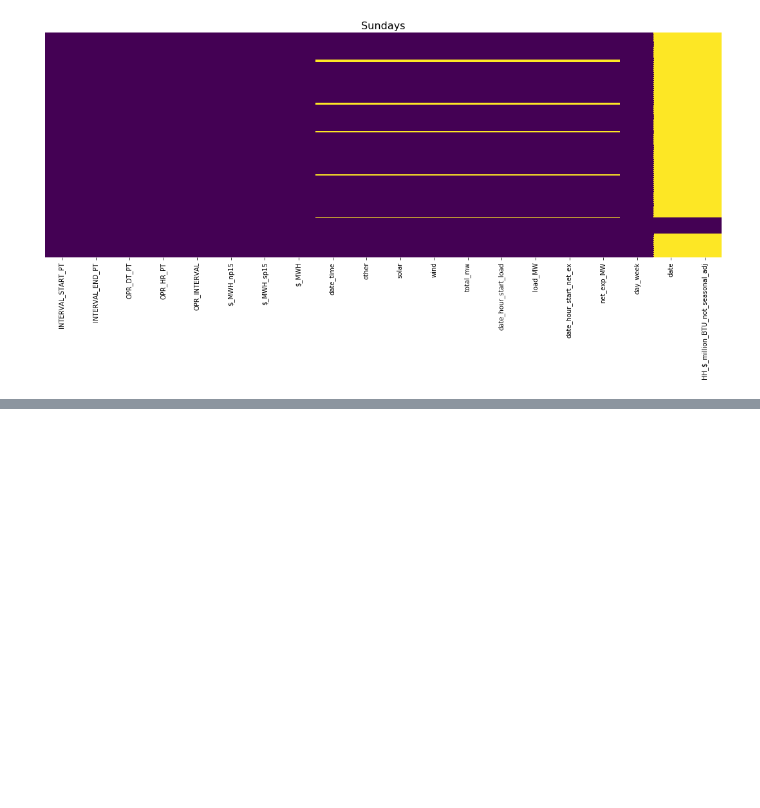
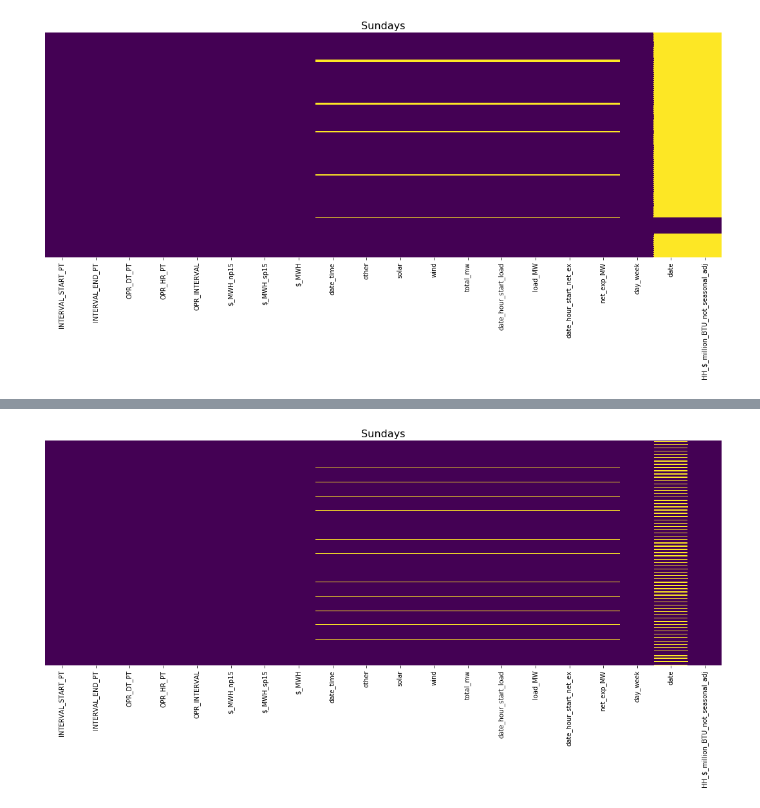
Before and after one commit to Morgan-Sell/caiso-price-forecast, a Jupyter notebook: caiso-eda.ipynb, the cells around one changed output, grey strips where cells are left out. Drawn from its saved outputs; the diff is of its cells as text; code cells hidden in the pictures; blank space fills up the shorter version.

```diff
--- a/caiso-eda.ipynb
+++ b/caiso-eda.ipynb
@@ -769,0 +751,10 @@ caiso_draft.tail(30)
+# %%
+# front fill null values for HH price
+caiso_draft_filled = caiso_draft.copy()
+caiso_draft_filled['HH_$_million_BTU_not_seasonal_adj'] = caiso_draft_filled['HH_$_million_BTU_not_seasonal_adj'].fillna(method='ffill')
+plt.figure(figsize=(15,8))
+sns.heatmap(caiso_draft_filled.isnull(), yticklabels=False, cbar=False, cmap='viridis')
+plt.title('Sundays', fontsize=16)
+plt.tight_layout();
+# %% [output]
+[figure, added]
```
Also changed, not shown: parts of 9 cells of this notebook.
